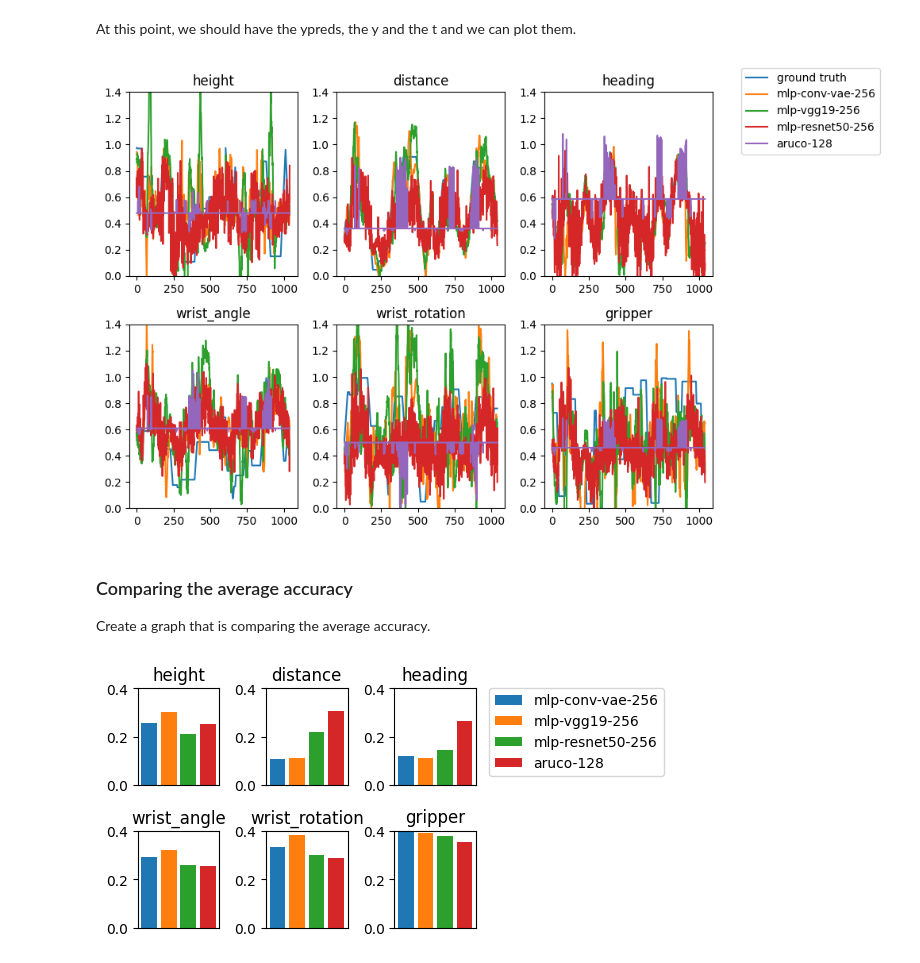
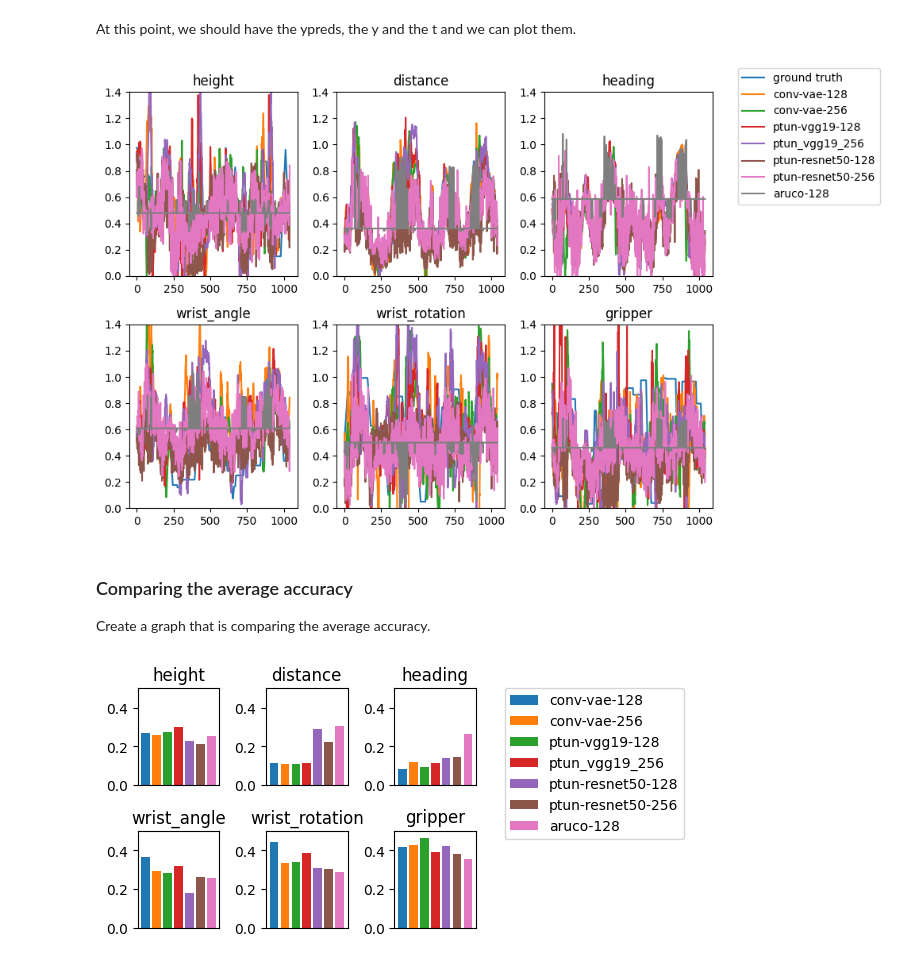
Before and after one commit to Sahara-Sheik/Robotic-Vision, a Jupyter notebook: src/visual_proprioception/Compare_VisualProprioception.ipynb, the cells around one changed output. Saved outputs shown, nothing was run; the diff lists cells and outputs as text; code cells hidden in the pictures.

```diff
--- a/src/visual_proprioception/Compare_VisualProprioception.ipynb
+++ b/src/visual_proprioception/Compare_VisualProprioception.ipynb
@@ -49,11 +49,19 @@ experiment = "visual_proprioception"
 #runs = ["vp_convvae_128", "vp_ptun_vgg19_128", "vp_ptun_resnet50_128", "vp_aruco_128"]
 
 # the ones with size 256
-leadrun = "vp_convvae_256"
-runs = ["vp_convvae_256", "vp_ptun_vgg19_256", "vp_ptun_resnet50_256", "vp_aruco_128"]
+#leadrun = "vp_convvae_256"
+#runs = ["vp_convvae_256", "vp_ptun_vgg19_256", "vp_ptun_resnet50_256", "vp_aruco_128"]
 
+# all of them
+leadrun = "comp_all"
 # now load them
 leadexp = Config().get_experiment(experiment, leadrun)
+
+runs = leadexp["tocompare"]
+
+# runs = ["vp_convvae_128", "vp_convvae_256", "vp_ptun_vgg19_128", "vp_ptun_vgg19_256", "vp_ptun_resnet50_128", "vp_ptun_resnet50_256", "vp_aruco_128"]
+
+
 
 exps = []
 sps = [ ]
@@ -167,35 +190,36 @@ plt.tight_layout()
 graphfilename = pathlib.Path(leadexp["data_dir"], "comparison.pdf")
 plt.savefig(graphfilename, bbox_inches='tight')
 # %% [output]
-[figure, old version]
+[figure, new version]
 # %% [markdown]
 ### Comparing the average accuracy
 Create a graph that is comparing the average accuracy.
 # %%
 fig, axs = plt.subplots(2,3, figsize=(4, 3))
 
 for i in range(Config()["robot"]["action_space_size"]):
     ax = axs[i//3, i%3]
-    ax.set_ylim(0, 0.4)
+    # ax.set_ylim(0, 0.4)
+    ax.set_ylim(0, 0.5)
     # ax.plot(t, y[:,i], label="y")
     bars = []
     names = []
     for ypred, exp in zip(ypreds,exps):
         ## FIXME: some kind of different plot
         # error = avg(y[:,i], ypred[:,i])
         error = math.sqrt(np.mean((y[:,i]- ypred[:,i]) ** 2))
         br = ax.bar(exp["name"], error)
         bars.append(br)
         names.append(exp["name"])
     # Remove x-axis labels if desired
     ax.set_xticks([])
     if i==0:
-        fig.legend(bars, names, bbox_to_anchor=(1.45, 0.9), ncol=1)
+        fig.legend(bars, names, bbox_to_anchor=(1.50, 0.9), ncol=1)
     fig.tight_layout()
     ax.set_title(titles[i])
 
 fig.tight_layout()
 graphfilename = pathlib.Path(leadexp["data_dir"], "msecomparison.pdf")
 plt.savefig(graphfilename, bbox_inches='tight')
 # %% [output]
-[figure, old version]
+[figure, new version]
```
Also changed, not shown: parts of 1 cell of this notebook, 8 other files.
